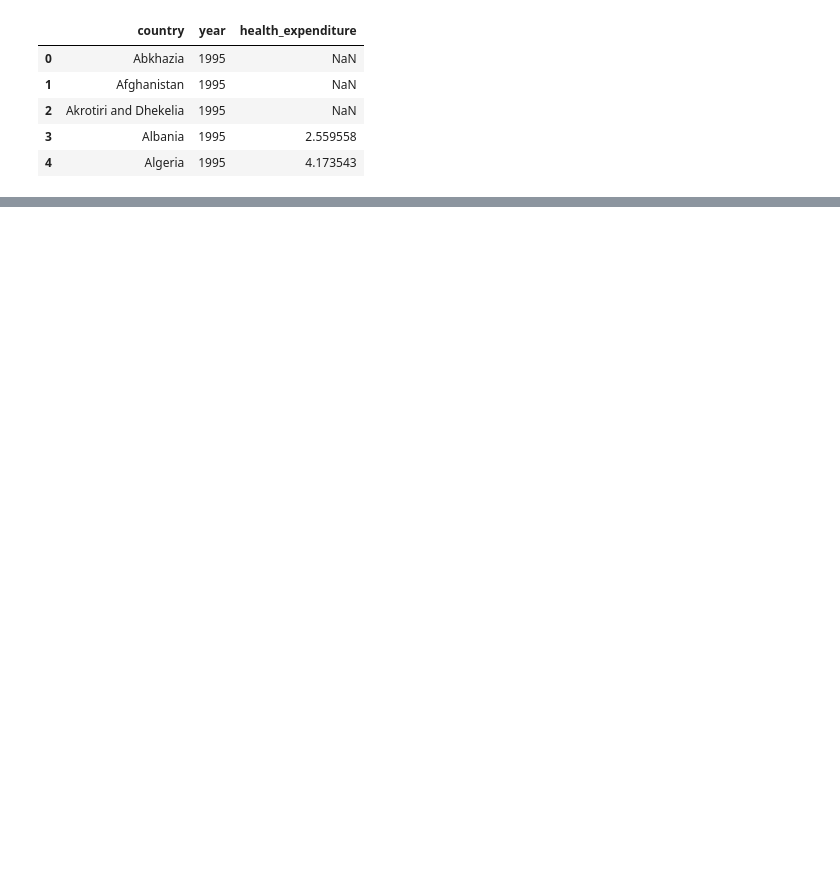
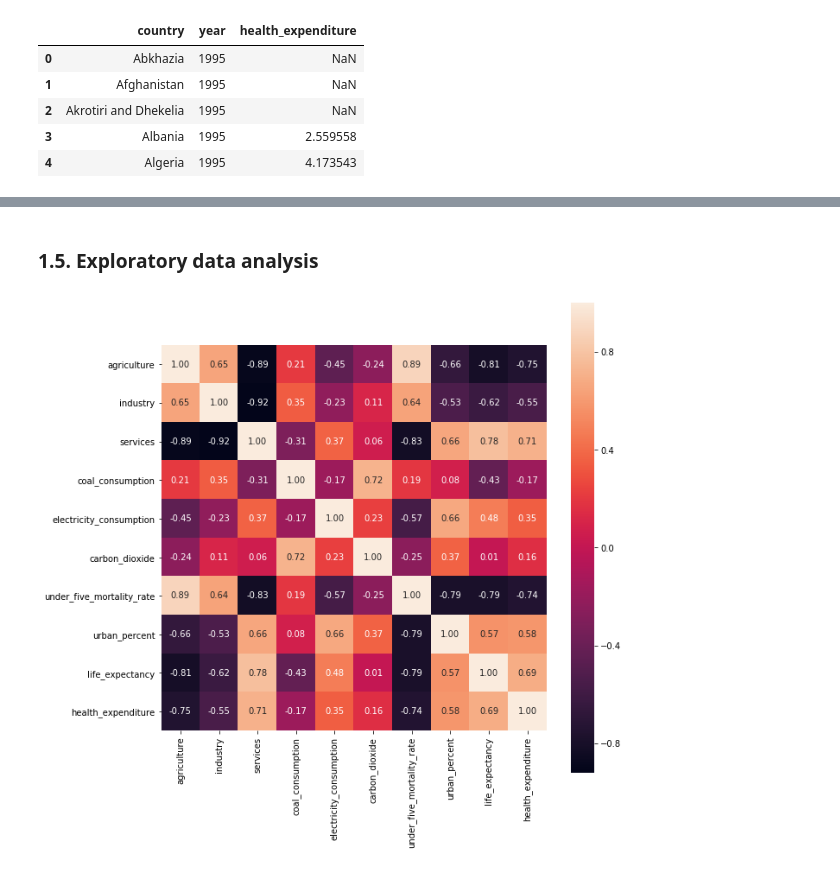
Before and after one commit to StanDimitroff/Data-Science, a Jupyter notebook: CourseProject/Health Exploration and Analytics.ipynb, the cells around one changed output, grey strips where cells are left out. Drawn from its saved outputs; the diff is of its cells as text; code cells hidden in the pictures; blank space fills up the shorter version.

```diff
--- a/CourseProject/Health Exploration and Analytics.ipynb
+++ b/CourseProject/Health Exploration and Analytics.ipynb
@@ -597,0 +391,12 @@ plt.show()
+# %%
+# merge all processed economy datasets into one df
+all_economy_data = merge_datasets([
+    agro_data, industry_data, services_data,
+    coal_data, electricity_data, carbon_data,
+    under_five_mortality_data, urban_pop_data, life_exp_data, health_exp_data
+])
+
+# set multiindex
+all_economy_data.set_index(["country", "year"], verify_integrity = True, inplace = True)
+
+all_economy_data.head()
@@ -597,0 +431,5 @@ plt.show()
+# %%
+# select countries from all parts of Europe
+countries = ['Switzerland', 'Italy', 'Germany', 'Bulgaria', 'United Kingdom', 'France', 'Romania', 'Spain', 'Denmark', 'Sweden', 'Ukraine', 'Finland']
+filtered_economy_data = all_economy_data[all_economy_data.index.get_level_values('country').isin(countries)]
+filtered_economy_data.shape
@@ -597,0 +438,4 @@ plt.show()
+# %%
+# select last 30 years
+filtered_economy_data = filtered_economy_data[filtered_economy_data.index.get_level_values('year') >= 1986]
+filtered_economy_data.shape
@@ -597,0 +462,4 @@ plt.show()
+# %%
+# fill NaN values with the mean value of each column grouped by `country`
+filtered_economy_data = fill_na(filtered_economy_data, ['agriculture', 'industry', 'services', 'coal_consumption', 'electricity_consumption', 'carbon_dioxide', 'under_five_mortality_rate', 'urban_percent', 'health_expenditure'])
+filtered_economy_data.info()
@@ -597,0 +482,10 @@ plt.show()
+# %% [markdown]
+### 1.5. Exploratory data analysis
+# %%
+# show correlations
+plt.figure(figsize = (10, 10))
+sns.heatmap(filtered_economy_data.corr(), annot = True, fmt = ".2f", square = True)
+
+plt.show()
+# %% [output]
+[figure, added]
```
Also changed, not shown: parts of 104 cells of this notebook, 9 other files.
